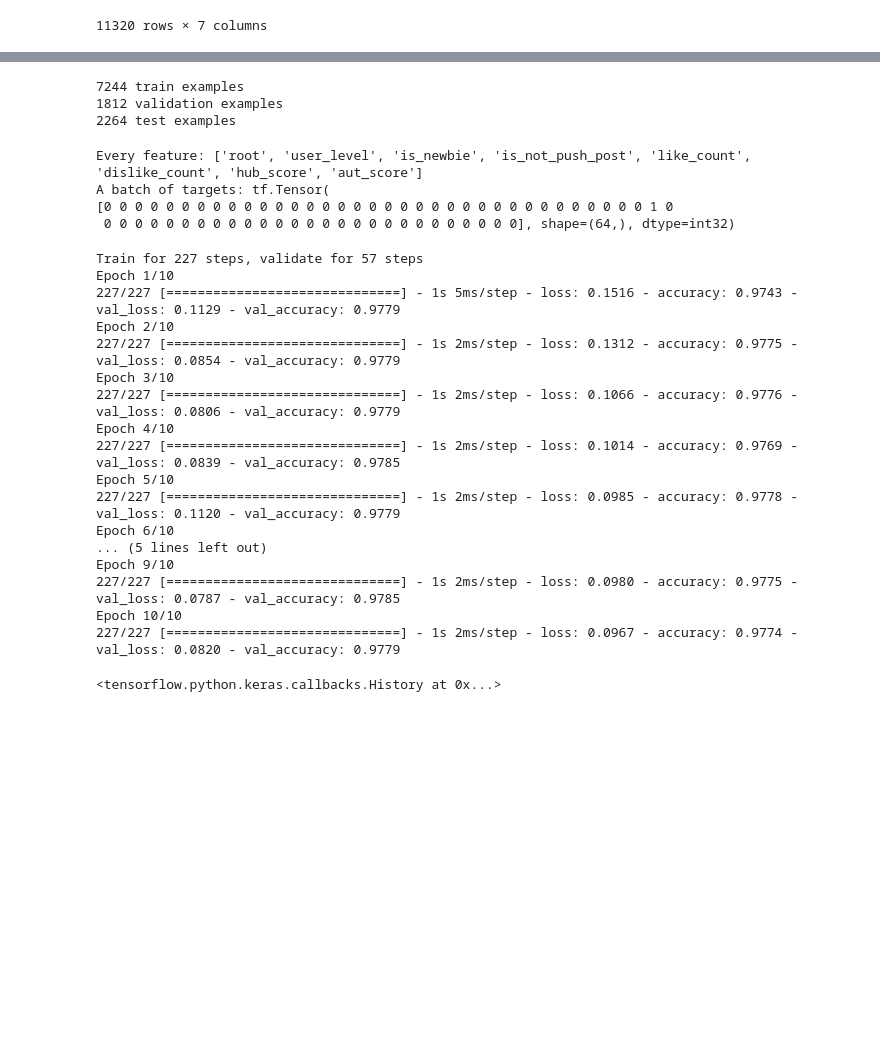
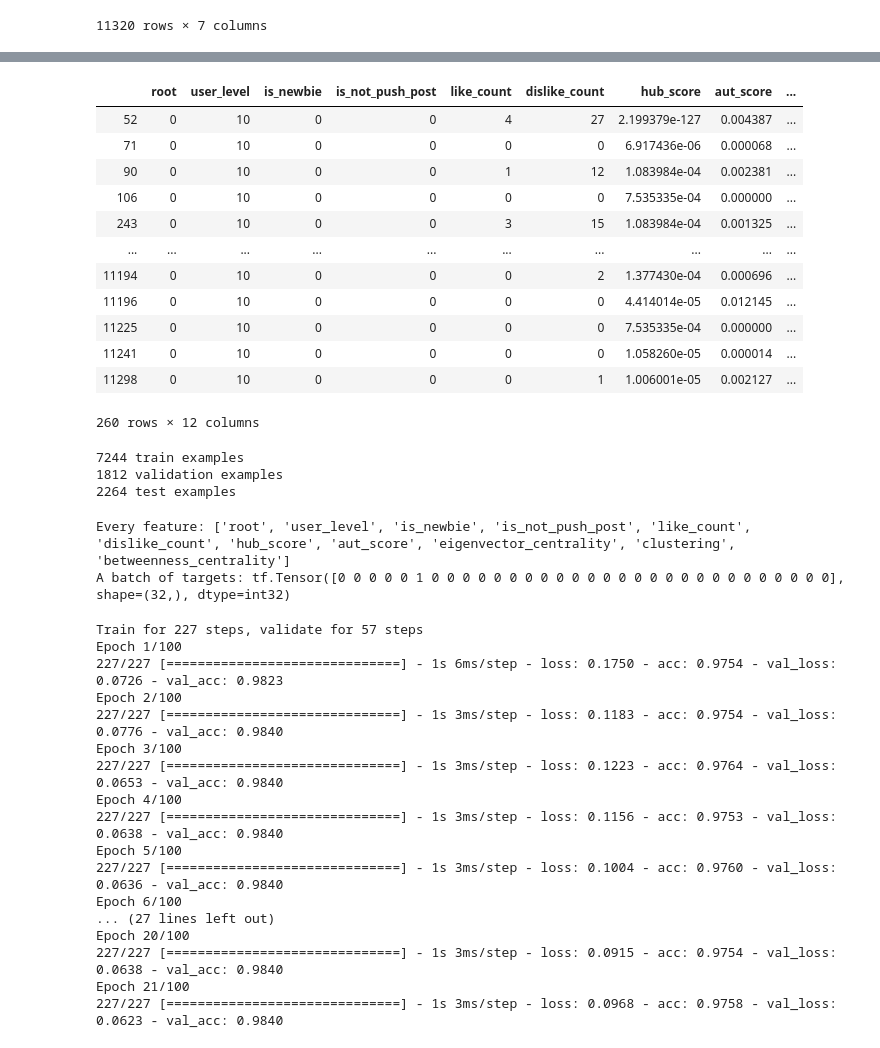
Before and after one commit to horacelai/comp4641-project, a Jupyter notebook: classification/classification.ipynb, the cells around one changed output, grey strips where cells are left out. Cells and saved outputs as stored; diff of their text form; code cells hidden in the pictures; blank space fills up the shorter version.

```diff
--- a/classification/classification.ipynb
+++ b/classification/classification.ipynb
@@ -83,3 +101,19 @@ posts_data
+# %%
+posts_data[posts_data['troll'] == 1]
+# %% [output]
+|  | root | user_level | is_newbie | is_not_push_post | like_count | dislike_count | hub_score | aut_score | ... |
+| 52 | 0 | 10 | 0 | 0 | 4 | 27 | 2.199379e-127 | 0.004387 | ... |
+| 71 | 0 | 10 | 0 | 0 | 0 | 0 | 6.917436e-06 | 0.000068 | ... |
+| 90 | 0 | 10 | 0 | 0 | 1 | 12 | 1.083984e-04 | 0.002381 | ... |
+| 106 | 0 | 10 | 0 | 0 | 0 | 0 | 7.535335e-04 | 0.000000 | ... |
+| 243 | 0 | 10 | 0 | 0 | 3 | 15 | 1.083984e-04 | 0.001325 | ... |
+| ... | ... | ... | ... | ... | ... | ... | ... | ... | ... |
+| 11194 | 0 | 10 | 0 | 0 | 0 | 2 | 1.377430e-04 | 0.000696 | ... |
+| 11196 | 0 | 10 | 0 | 0 | 0 | 0 | 4.414014e-05 | 0.012145 | ... |
+| 11225 | 0 | 10 | 0 | 0 | 0 | 0 | 7.535335e-04 | 0.000000 | ... |
+| 11241 | 0 | 10 | 0 | 0 | 0 | 0 | 1.058260e-05 | 0.000014 | ... |
+| 11298 | 0 | 10 | 0 | 0 | 0 | 1 | 1.006001e-05 | 0.002127 | ... |
+260 rows × 12 columns
 # %%
 train, test = train_test_split(posts_data, test_size=0.2)
 train, val = train_test_split(train, test_size=0.2)
@@ -108,12 +137,3 @@ test_ds = df_to_dataset(test, shuffle=False, batch_size=batch_size)
-# %%
-for feature_batch, label_batch in train_ds.take(1):
-  print('Every feature:', list(feature_batch.keys()))
-  print('A batch of targets:', label_batch )
-# %% [output]
-Every feature: ['root', 'user_level', 'is_newbie', 'is_not_push_post', 'like_count', 'dislike_count', 'hub_score', 'aut_score']
-A batch of targets: tf.Tensor(
-[0 0 0 0 0 0 0 0 0 0 0 0 0 0 0 0 0 0 0 0 0 0 0 0 0 0 0 0 0 0 0 0 0 0 0 1 0
- 0 0 0 0 0 0 0 0 0 0 0 0 0 0 0 0 0 0 0 0 0 0 0 0 0 0 0], shape=(64,), dtype=int32)
 # %%
 feature_columns = []
 
@@ -136,10 +156,20 @@ batch_size = 32
 train_ds = df_to_dataset(train, batch_size=batch_size)
 val_ds = df_to_dataset(val, shuffle=False, batch_size=batch_size)
 test_ds = df_to_dataset(test, shuffle=False, batch_size=batch_size)
+# %%
+for feature_batch, label_batch in train_ds.take(1):
+  print('Every feature:', list(feature_batch.keys()))
+  print('A batch of targets:', label_batch )
+# %% [output]
+Every feature: ['root', 'user_level', 'is_newbie', 'is_not_push_post', 'like_count', 'dislike_count', 'hub_score', 'aut_score', 'eigenvector_centrality', 'clustering', 'betweenness_centrality']
+A batch of targets: tf.Tensor([0 0 0 0 0 1 0 0 0 0 0 0 0 0 0 0 0 0 0 0 0 0 0 0 0 0 0 0 0 0 0 0], shape=(32,), dtype=int32)
 # %%
+early_stop = tf.keras.callbacks.EarlyStopping(monitor='val_loss', patience=10)
+
 model = tf.keras.Sequential([
   feature_layer,
   layers.Dense(128, activation='relu'),
+  layers.Dropout(0.4),
   layers.Dense(128, activation='relu'),
   layers.Dropout(0.4),
   layers.Dense(1)
@@ -147,28 +177,27 @@ model = tf.keras.Sequential([
 
 model.compile(optimizer='adam',
               loss=tf.keras.losses.BinaryCrossentropy(from_logits=True),
-              metrics=['accuracy'])
+              metrics=['acc'])
 
-model.fit(train_ds,
+history = model.fit(train_ds,
           validation_data=val_ds,
-          epochs=10)
+          epochs=100, callbacks=[early_stop])
 # %% [output]
 Train for 227 steps, validate for 57 steps
-Epoch 1/10
-227/227 [==============================] - 1s 5ms/step - loss: 0.1516 - accuracy: 0.9743 - val_loss: 0.1129 - val_accuracy: 0.9779
-Epoch 2/10
-227/227 [==============================] - 1s 2ms/step - loss: 0.1312 - accuracy: 0.9775 - val_loss: 0.0854 - val_accuracy: 0.9779
-Epoch 3/10
-227/227 [==============================] - 1s 2ms/step - loss: 0.1066 - accuracy: 0.9776 - val_loss: 0.0806 - val_accuracy: 0.9779
-Epoch 4/10
-227/227 [==============================] - 1s 2ms/step - loss: 0.1014 - accuracy: 0.9769 - val_loss: 0.0839 - val_accuracy: 0.9785
-Epoch 5/10
-227/227 [==============================] - 1s 2ms/step - loss: 0.0985 - accuracy: 0.9778 - val_loss: 0.1120 - val_accuracy: 0.9779
-Epoch 6/10
-... (5 lines left out)
-Epoch 9/10
-227/227 [==============================] - 1s 2ms/step - loss: 0.0980 - accuracy: 0.9775 - val_loss: 0.0787 - val_accuracy: 0.9785
-Epoch 10/10
-227/227 [==============================] - 1s 2ms/step - loss: 0.0967 - accuracy: 0.9774 - val_loss: 0.0820 - val_accuracy: 0.9779
+Epoch 1/100
+227/227 [==============================] - 1s 6ms/step - loss: 0.1750 - acc: 0.9754 - val_loss: 0.0726 - val_acc: 0.9823
+Epoch 2/100
+227/227 [==============================] - 1s 3ms/step - loss: 0.1183 - acc: 0.9754 - val_loss: 0.0776 - val_acc: 0.9840
+Epoch 3/100
+227/227 [==============================] - 1s 3ms/step - loss: 0.1223 - acc: 0.9764 - val_loss: 0.0653 - val_acc: 0.9840
+Epoch 4/100
+227/227 [==============================] - 1s 3ms/step - loss: 0.1156 - acc: 0.9753 - val_loss: 0.0638 - val_acc: 0.9840
+Epoch 5/100
+227/227 [==============================] - 1s 3ms/step - loss: 0.1004 - acc: 0.9760 - val_loss: 0.0636 - val_acc: 0.9840
+Epoch 6/100
+... (27 lines left out)
+Epoch 20/100
+227/227 [==============================] - 1s 3ms/step - loss: 0.0915 - acc: 0.9754 - val_loss: 0.0638 - val_acc: 0.9840
+Epoch 21/100
+227/227 [==============================] - 1s 3ms/step - loss: 0.0968 - acc: 0.9758 - val_loss: 0.0623 - val_acc: 0.9840
-<tensorflow.python.keras.callbacks.History at 0x...>
 # %%
```
Also changed, not shown: parts of 11 cells of this notebook, 2 other files.
